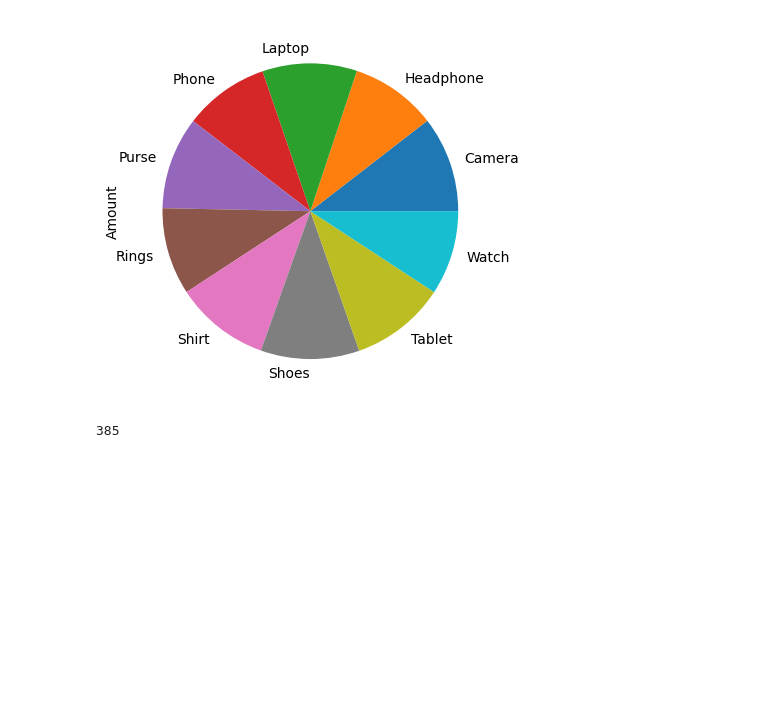
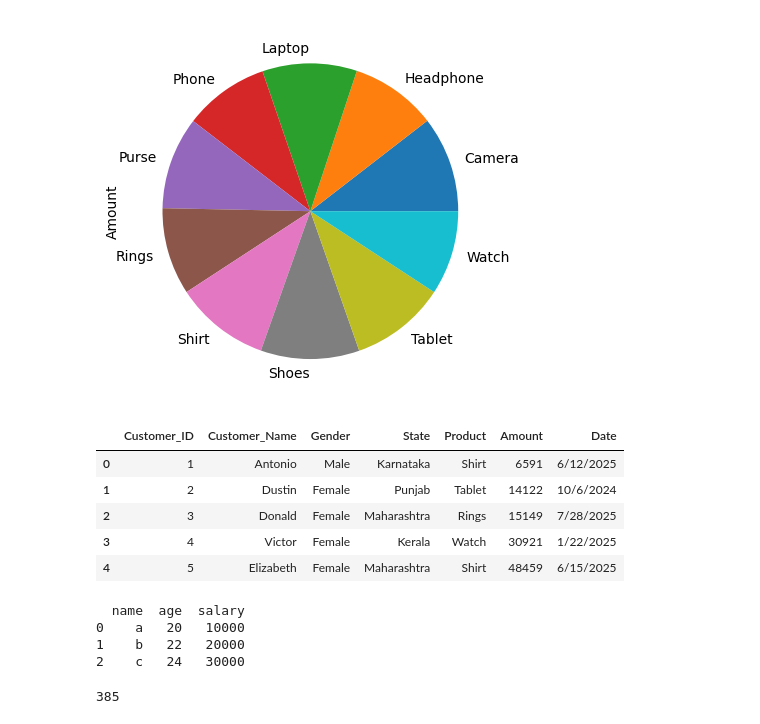
Before and after one commit to priyankarana5650-commits/PriyankaRana, a Jupyter notebook: PriyaRana11.ipynb, the cells around one changed output. Drawn from its saved outputs; the diff is of its cells as text; code cells hidden in the pictures; blank space fills up the shorter version.

```diff
--- a/PriyaRana11.ipynb
+++ b/PriyaRana11.ipynb
@@ -383,6 +390,28 @@ df.groupby("Product")["Amount"].sum().plot(kind="pie")
 # %% [output]
 <Axes: ylabel='Amount'>
 [figure]
+# %%
+import pandas as pd
+df.head()
+# %% [output]
+|  | Customer_ID | Customer_Name | Gender | State | Product | Amount | Date |
+| 0 | 1 | Antonio | Male | Karnataka | Shirt | 6591 | 6/12/2025 |
+| 1 | 2 | Dustin | Female | Punjab | Tablet | 14122 | 10/6/2024 |
+| 2 | 3 | Donald | Female | Maharashtra | Rings | 15149 | 7/28/2025 |
+| 3 | 4 | Victor | Female | Kerala | Watch | 30921 | 1/22/2025 |
+| 4 | 5 | Elizabeth | Female | Maharashtra | Shirt | 48459 | 6/15/2025 |
+# %%
+#dictonary of employee
+employee={"name":["a","b","c"],
+          "age":[20,22,24],
+          "salary":[10000,20000,30000]}
+df=pd.DataFrame(employee)
+print(df)
+# %% [output]
+  name  age  salary
+0    a   20   10000
+1    b   22   20000
+2    c   24   30000
 # %%
 # square from 1 to 10
 sum=0
```
Also changed, not shown: parts of 2 cells of this notebook.
